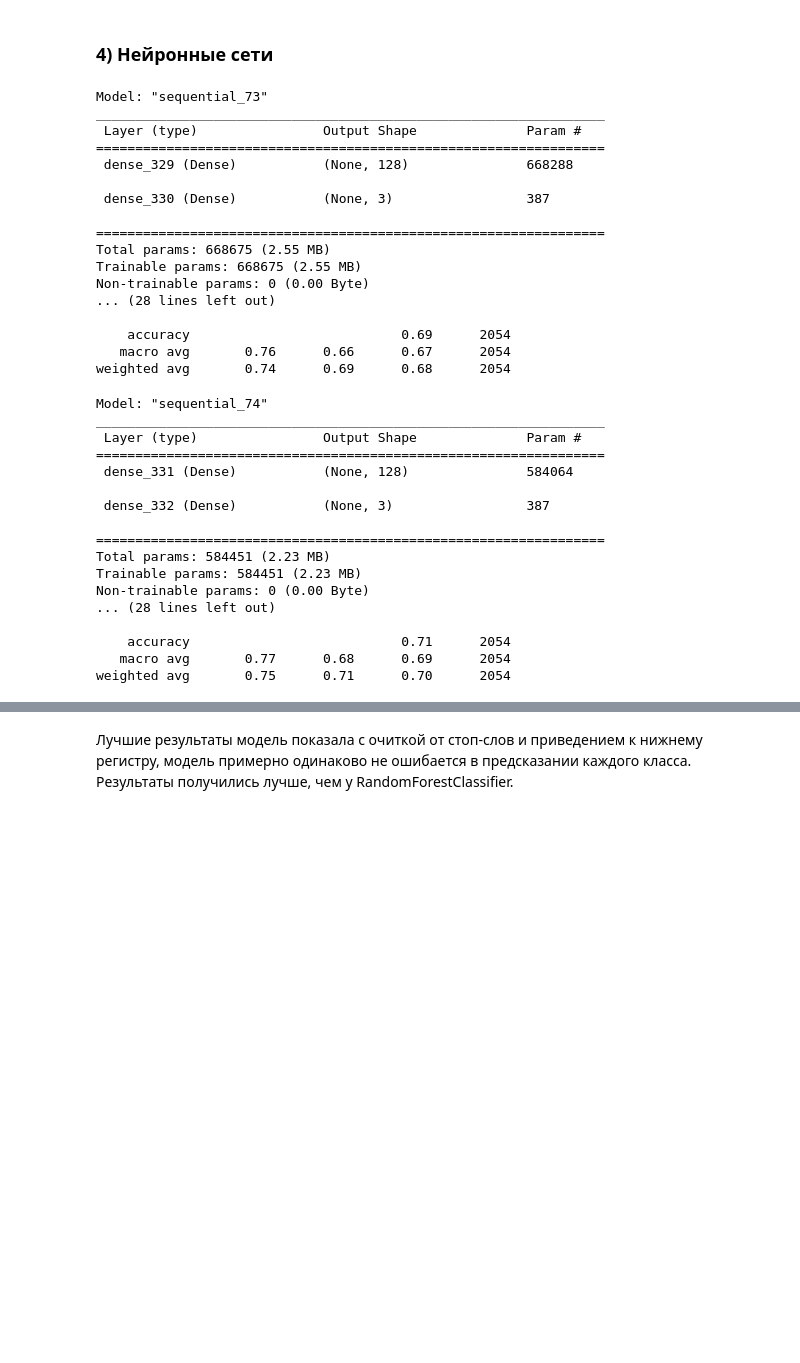
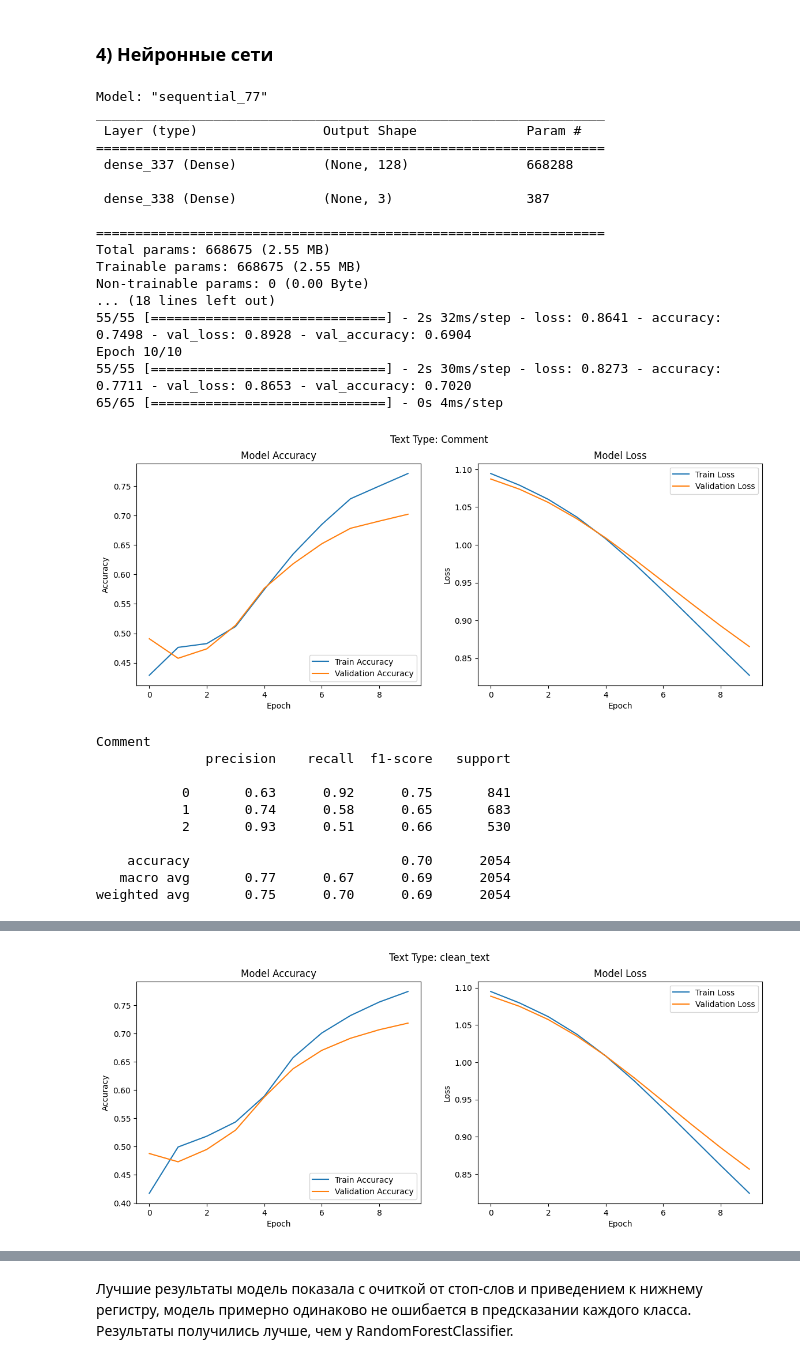
Before and after one commit to ElenaRodionova/NLP_Classification, a Jupyter notebook: Классификация_текста.ipynb, the cells around one changed output, grey strips where cells are left out. Saved outputs shown, nothing was run; the diff lists cells and outputs as text; code cells hidden in the pictures; blank space fills up the shorter version.

```diff
--- a/Классификация_текста.ipynb
+++ b/Классификация_текста.ipynb
@@ -477,58 +477,74 @@ from keras import layers
 from keras.regularizers import l2
 # %%
 for text_type in tqdm(text_types):
-
     X_train, X_test, y_train, y_test = split_data_results[text_type]
 
     max_features = X_train.shape[1]
     model = Sequential()
     model.add(layers.Dense(128, activation='relu', input_shape=(max_features,)))
     model.add(layers.Dense(3, activation='softmax'))
     model.summary()
 
     optimizer = keras.optimizers.Adam(learning_rate=0.0001)
     model.compile(optimizer=optimizer, loss="categorical_crossentropy", metrics=['accuracy'])
-    model.fit(X_train.values, y_train.values, epochs=10, batch_size = 150, validation_data=(X_test.values, y_test.values))
+
+    history = model.fit(X_train.values, y_train.values, epochs=10, batch_size=150,
+                        validation_data=(X_test.values, y_test.values))
 
     y_pred = model.predict(X_test)
     y_pred = np.argmax(y_pred, axis=1)
     y_test = np.argmax(y_test, axis=1)
 
+    plt.figure(figsize=(14, 5))
+
+    plt.subplot(1, 2, 1)
+    plt.plot(history.history['accuracy'], label='Train Accuracy')
+    plt.plot(history.history['val_accuracy'], label='Validation Accuracy')
+    plt.title('Model Accuracy')
+    plt.ylabel('Accuracy')
+    plt.xlabel('Epoch')
+    plt.legend(loc='lower right')
+
+    plt.subplot(1, 2, 2)
+    plt.plot(history.history['loss'], label='Train Loss')
+    plt.plot(history.history['val_loss'], label='Validation Loss')
+    plt.title('Model Loss')
+    plt.ylabel('Loss')
+    plt.xlabel('Epoch')
+    plt.legend(loc='upper right')
+
+    plt.suptitle(f'Text Type: {text_type}')
+    plt.show()
+
     print(text_type)
 
     print(classification_report(y_test, y_pred))
 # %% [output]
-Model: "sequential_73"
+Model: "sequential_77"
 _________________________________________________________________
  Layer (type)                Output Shape              Param #
 =================================================================
- dense_329 (Dense)           (None, 128)               668288
+ dense_337 (Dense)           (None, 128)               668288
 
- dense_330 (Dense)           (None, 3)                 387
+ dense_338 (Dense)           (None, 3)                 387
 
 =================================================================
 Total params: 668675 (2.55 MB)
 Trainable params: 668675 (2.55 MB)
 Non-trainable params: 0 (0.00 Byte)
-... (28 lines left out)
-
-    accuracy                           0.69      2054
-   macro avg       0.76      0.66      0.67      2054
-weighted avg       0.74      0.69      0.68      2054
+... (18 lines left out)
+55/55 [==============================] - 2s 32ms/step - loss: 0.8641 - accuracy: 0.7498 - val_loss: 0.8928 - val_accuracy: 0.6904
+Epoch 10/10
+55/55 [==============================] - 2s 30ms/step - loss: 0.8273 - accuracy: 0.7711 - val_loss: 0.8653 - val_accuracy: 0.7020
+65/65 [==============================] - 0s 4ms/step
+[figure, added]
-Model: "sequential_74"
-_________________________________________________________________
- Layer (type)                Output Shape              Param #
-=================================================================
- dense_331 (Dense)           (None, 128)               584064
+Comment
+              precision    recall  f1-score   support
 
- dense_332 (Dense)           (None, 3)                 387
+           0       0.63      0.92      0.75       841
+           1       0.74      0.58      0.65       683
+           2       0.93      0.51      0.66       530
 
-=================================================================
-Total params: 584451 (2.23 MB)
-Trainable params: 584451 (2.23 MB)
-Non-trainable params: 0 (0.00 Byte)
-... (28 lines left out)
-
-    accuracy                           0.71      2054
-   macro avg       0.77      0.68      0.69      2054
-weighted avg       0.75      0.71      0.70      2054
+    accuracy                           0.70      2054
+   macro avg       0.77      0.67      0.69      2054
+weighted avg       0.75      0.70      0.69      2054
@@ -551,0 +568 @@ weighted avg       0.74      0.69      0.69      2054
+[figure, added]
```
Also changed, not shown: parts of 3 cells of this notebook.
